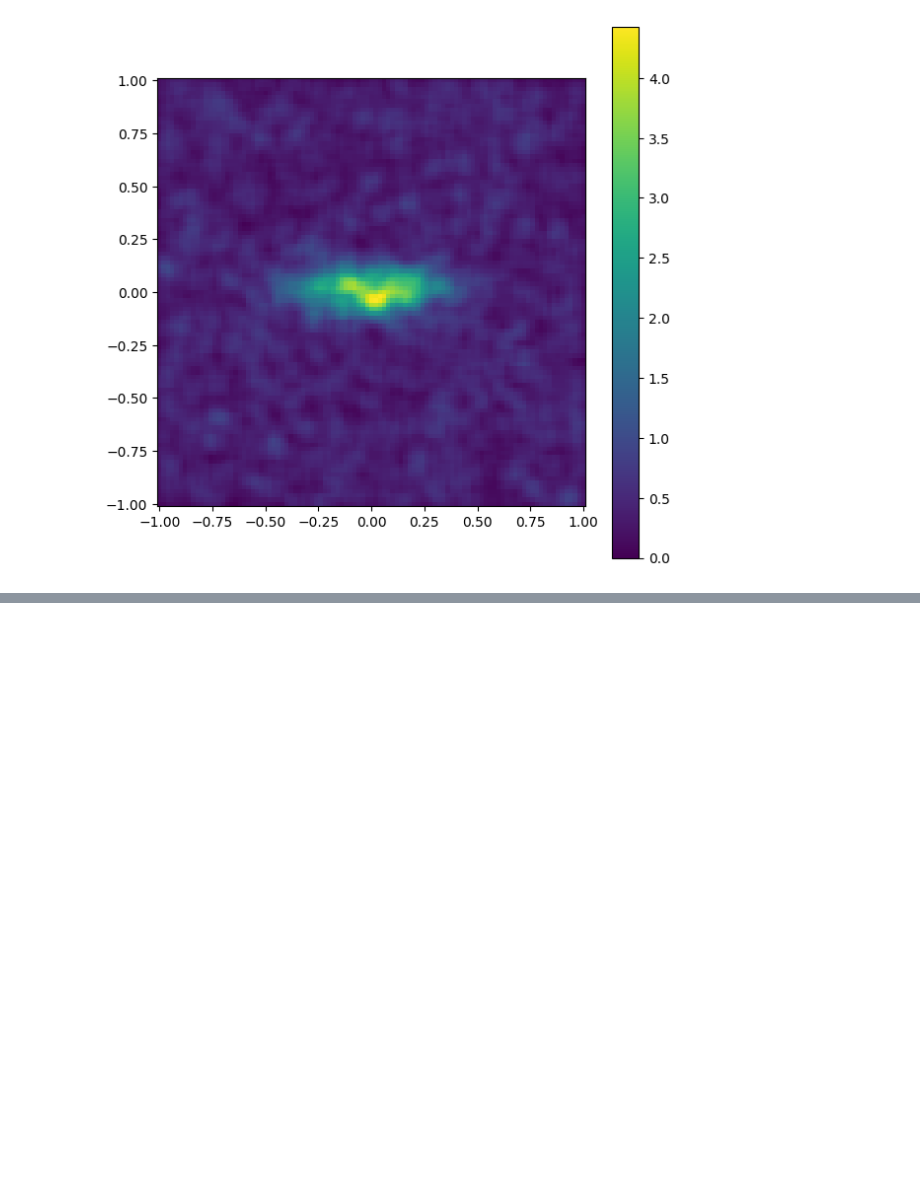
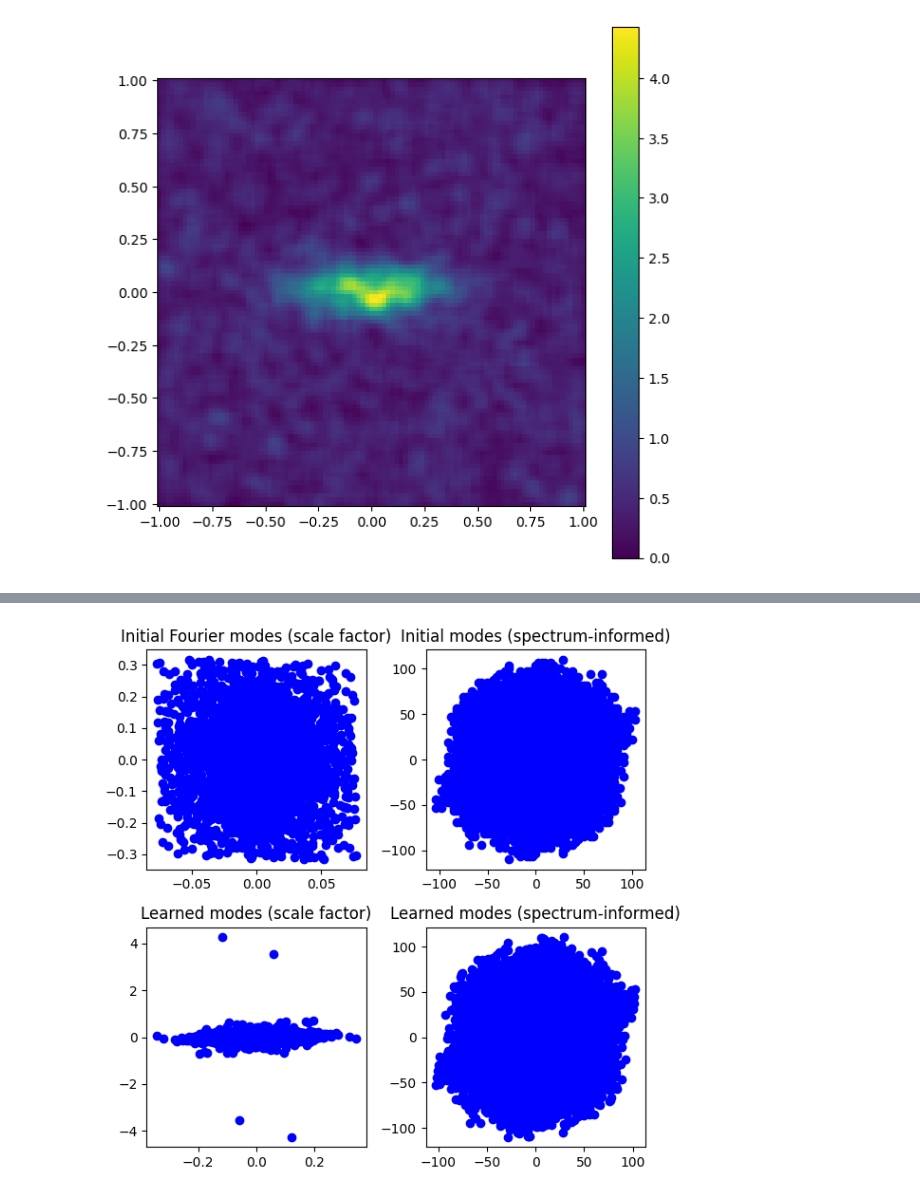
Before and after one commit to jakinng/A-PINN, a Jupyter notebook: multistage_nn_SNR.ipynb, the cells around one changed output, grey strips where cells are left out. Saved outputs shown, nothing was run; the diff lists cells and outputs as text; code cells hidden in the pictures; blank space fills up the shorter version.

Commit message:
plotting the modes comparing fourier_init = False and fourier_init = True

```diff
--- a/multistage_nn_SNR.ipynb
+++ b/multistage_nn_SNR.ipynb
@@ -1765,0 +1718,45 @@ print(jnp.array_split(X, 2))
+# %%
+folder = "/content/drive/MyDrive/Stanford/2024_05_16"
+pickle_init = ["reg2d_test2_p10_iters100000_stage0_fourinitFalse_act1_nmode1359_nhl3_params_iter0.pkl", "reg2d_test2_p10_iters100000_stage0_fourinitTrue_act1_nmode1359_nhl3_params_iter0.pkl"]
+pickle_after = ["reg2d_test2_p10_iters100000_stage0_fourinitFalse_act1_nmode1359_nhl3_params.pickle", "reg2d_test2_p10_iters100000_stage0_fourinitTrue_act1_nmode1359_nhl3_params.pickle"]
+
+scl = [1., 4.14159265]
+
+fig = plt.figure(figsize = (6, 6))
+
+
+# Fourier is False
+params, grads_all = np.load(f"{folder}/{pickle_init[0]}", allow_pickle = True)
+spec = params[0][0]
+ax = fig.add_subplot(2, 2, 1)
+ax.scatter(spec[0] * scl[0], spec[1] * scl[1], c = 'b')
+ax.scatter(-1 * spec[0] * scl[0], -1 * spec[1] * scl[1], c = 'b')
+ax.set_title("Initial Fourier modes (scale factor)")
+
+params, grads_all = np.load(f"{folder}/{pickle_init[1]}", allow_pickle = True)
+spec = params[0][0]
+ax = fig.add_subplot(2, 2, 2)
+ax.scatter(spec[0] * 2 * np.pi, spec[1] * 2 * np.pi, c = 'b') #fourier_net does cos(2pi x), while neural_net does cos(x * scl)
+ax.scatter(-1 * spec[0] * 2 * np.pi, -1 * spec[1] * 2 * np.pi, c = 'b')
+ax.set_title("Initial modes (spectrum-informed)")
+
+params = np.load(f"{folder}/{pickle_after[0]}", allow_pickle = True)
+spec = params[0][0]
+ax = fig.add_subplot(2, 2, 3)
+ax.scatter(spec[0] * scl[0], spec[1] * scl[1], c = 'b')
+ax.scatter(-1 * spec[0] * scl[0], -1 * spec[1] * scl[1], c = 'b')
+ax.set_title("Learned modes (scale factor)")
+
+
+params = np.load(f"{folder}/{pickle_after[1]}", allow_pickle = True)
+spec = params[0][0]
+ax = fig.add_subplot(2, 2, 4)
+ax.scatter(spec[0] * 2 * np.pi, spec[1] * 2 * np.pi, c = 'b') #fourier_net does cos(2pi x), while neural_net does cos(x * scl)
+ax.scatter(-1 * spec[0] * 2 * np.pi, -1 * spec[1] * 2 * np.pi, c = 'b')
+ax.set_title("Learned modes (spectrum-informed)")
+
+plt.tight_layout()
+plt.savefig(f"{folder}/{pickle_init[0][:-4]}_scatter.png")
+plt.show()
+# %% [output]
+[figure, added]
```
Also changed, not shown: parts of 2 cells of this notebook.
